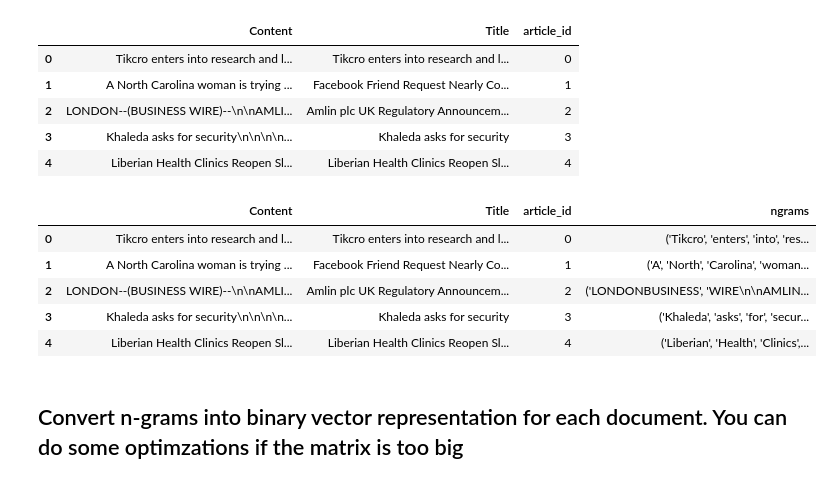
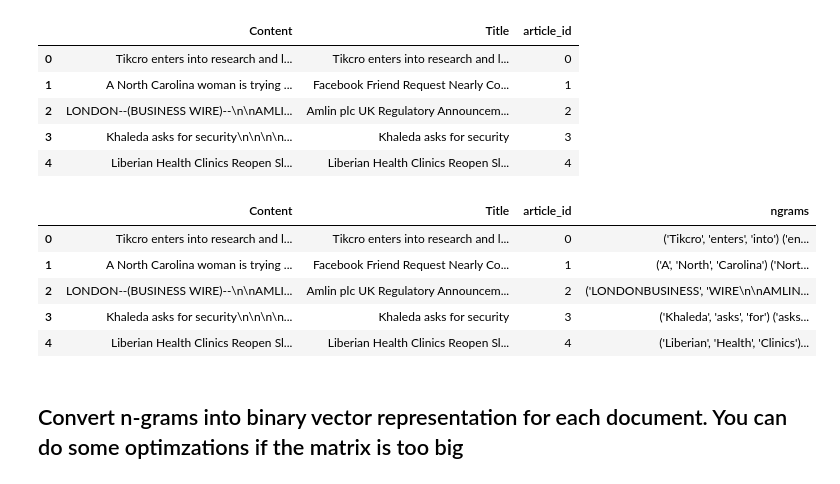
Before and after one commit to henmja/Locality-Sensitive-Hashing, a Jupyter notebook: assignment3/LSH.ipynb, the cells around one changed output. Drawn from its saved outputs; the diff is of its cells as text; code cells hidden in the pictures.

```diff
--- a/assignment3/LSH.ipynb
+++ b/assignment3/LSH.ipynb
@@ -26,7 +26,7 @@ def getNgrams(articles):
     #return articles with a field ngrams
     #articles['Content'] = articles['Content'].map(lambda x: x.lstrip("')(-?:/.,").rstrip('aAbBcC'))
     for content in articles['Content']:
-        n = 4
+        n = 3
         content = content.split(' ')
         content = [x.strip().replace('-', '') for x in content]
         content = [x.strip().replace('?', '') for x in content]
@@ -45,39 +45,39 @@ def getNgrams(articles):
         tmp = word_grams[0]
         n_grams.append(str(tmp))
     articles['temp'] = pd.Series(n_grams) #make new field 'ngrams'. Ngrams are the different sequences of length n in articles.
     n_grams = []
     #return articles with a field ngrams
     for title in articles['Title']:
-        n = 4
+        n = 3
         title = title.split(' ')
         title = [x.strip().replace('-', '') for x in title]
         title = [x.strip().replace('?', '') for x in title]
         title = [x.strip().replace(':', '') for x in title]
         title = [x.strip().replace('/', '') for x in title]
         title = [x.strip().replace('.', '') for x in title]
         title = [x.strip().replace(',', '') for x in title]
         title = [x.strip().replace('\\', '') for x in title]
         title = [x.strip().replace('(', '') for x in title]
         title = [x.strip().replace(')', '') for x in title]
         title = [x.strip().replace("'", '') for x in title]
         title = [x.strip().replace('"', '') for x in title]
         word_grams = []
         ngram = ngrams(title,n)
         word_grams.append(' '.join(str(i) for i in ngram))
         tmp2 = word_grams[0]
         n_grams.append(str(tmp2))
     articles['temp2'] = pd.Series(n_grams)
 getNgrams(articles)
 articles['ngrams'] = articles['temp'] + articles['temp2']
 articles = articles.drop(columns=['temp', 'temp2'])
 articles.head()
 # %% [output]
 |  | Content | Title | article_id | ngrams |
-| 0 | Tikcro enters into research and l... | Tikcro enters into research and l... | 0 | ('Tikcro', 'enters', 'into', 'res... |
-| 1 | A North Carolina woman is trying ... | Facebook Friend Request Nearly Co... | 1 | ('A', 'North', 'Carolina', 'woman... |
+| 0 | Tikcro enters into research and l... | Tikcro enters into research and l... | 0 | ('Tikcro', 'enters', 'into') ('en... |
+| 1 | A North Carolina woman is trying ... | Facebook Friend Request Nearly Co... | 1 | ('A', 'North', 'Carolina') ('Nort... |
 | 2 | LONDON--(BUSINESS WIRE)--\n\nAMLI... | Amlin plc UK Regulatory Announcem... | 2 | ('LONDONBUSINESS', 'WIRE\n\nAMLIN... |
-| 3 | Khaleda asks for security\n\n\n\n... | Khaleda asks for security | 3 | ('Khaleda', 'asks', 'for', 'secur... |
-| 4 | Liberian Health Clinics Reopen Sl... | Liberian Health Clinics Reopen Sl... | 4 | ('Liberian', 'Health', 'Clinics',... |
+| 3 | Khaleda asks for security\n\n\n\n... | Khaleda asks for security | 3 | ('Khaleda', 'asks', 'for') ('asks... |
+| 4 | Liberian Health Clinics Reopen Sl... | Liberian Health Clinics Reopen Sl... | 4 | ('Liberian', 'Health', 'Clinics')... |
 # %% [markdown]
 ## Convert n-grams into binary vector representation for each document. You can do some optimzations if the matrix is too big
 # %%
```
Also changed, not shown: parts of 3 cells of this notebook, 2 other files.
